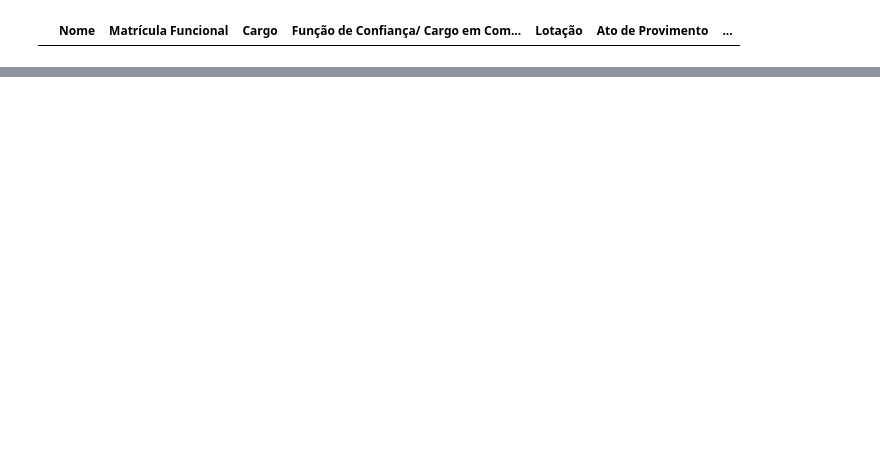
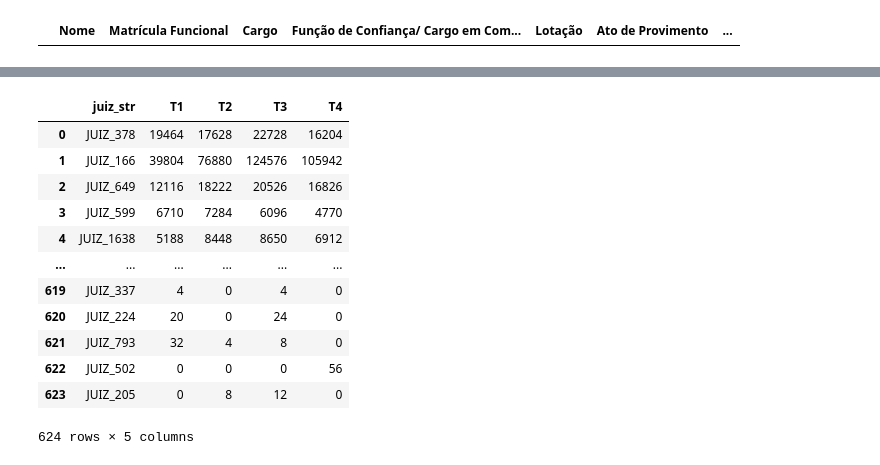
Before and after one commit to houstonsantos/max-jud-tjba, a Jupyter notebook: src/model_tcc/model.ipynb, the cells around one changed output, grey strips where cells are left out. Cells and saved outputs as stored; diff of their text form; code cells hidden in the pictures; blank space fills up the shorter version.

```diff
--- a/src/model_tcc/model.ipynb
+++ b/src/model_tcc/model.ipynb
@@ -420,0 +473,52 @@ df_tjba.loc[df_tjba['vm_magistrado'] == 'ADIANE JAQUELINE NEVES DA SILVA', ['vm_
+# %%
+# Gerando df com produtividade ponderada dos Juízes (P_i)
+# Criar um registro para cada juiz mostrando a soma dos "pesos" dos processos que ele julgou em um período (trimestral)
+P_i = df_tjba_fil[['juiz_str']].drop_duplicates().reset_index(drop=True)
+
+# Criando produtivedade ponderada para 1º trimestre
+P_i['T1'] = P_i['juiz_str'].apply(
+	lambda juiz: df_tjba_fil.loc[
+        (df_tjba_fil['juiz_str'] == juiz) & (df_tjba_fil['vm_dt_movimento'].dt.quarter == 1),
+        'pje_vl_peso_processual'
+    ].sum()
+)
+
+# Criando produtivedade ponderada para 2º trimestre
+P_i['T2'] = P_i['juiz_str'].apply(
+	lambda juiz: df_tjba_fil.loc[
+        (df_tjba_fil['juiz_str'] == juiz) & (df_tjba_fil['vm_dt_movimento'].dt.quarter == 2),
+        'pje_vl_peso_processual'
+    ].sum()
+)
+
+# Criando produtivedade ponderada para 3º trimestre
+P_i['T3'] = P_i['juiz_str'].apply(
+	lambda juiz: df_tjba_fil.loc[
+        (df_tjba_fil['juiz_str'] == juiz) & (df_tjba_fil['vm_dt_movimento'].dt.quarter == 3),
+        'pje_vl_peso_processual'
+    ].sum()
+)
+
+# Criando produtivedade ponderada para 4º trimestre
+P_i['T4'] = P_i['juiz_str'].apply(
+	lambda juiz: df_tjba_fil.loc[
+        (df_tjba_fil['juiz_str'] == juiz) & (df_tjba_fil['vm_dt_movimento'].dt.quarter == 4),
+        'pje_vl_peso_processual'
+    ].sum()
+)
+
+P_i
+# %% [output]
+|  | juiz_str | T1 | T2 | T3 | T4 |
+| 0 | JUIZ_378 | 19464 | 17628 | 22728 | 16204 |
+| 1 | JUIZ_166 | 39804 | 76880 | 124576 | 105942 |
+| 2 | JUIZ_649 | 12116 | 18222 | 20526 | 16826 |
+| 3 | JUIZ_599 | 6710 | 7284 | 6096 | 4770 |
+| 4 | JUIZ_1638 | 5188 | 8448 | 8650 | 6912 |
+| ... | ... | ... | ... | ... | ... |
+| 619 | JUIZ_337 | 4 | 0 | 4 | 0 |
+| 620 | JUIZ_224 | 20 | 0 | 24 | 0 |
+| 621 | JUIZ_793 | 32 | 4 | 8 | 0 |
+| 622 | JUIZ_502 | 0 | 0 | 0 | 56 |
+| 623 | JUIZ_205 | 0 | 8 | 12 | 0 |
+624 rows × 5 columns
```
Also changed, not shown: parts of 48 cells of this notebook, 6 other files.
